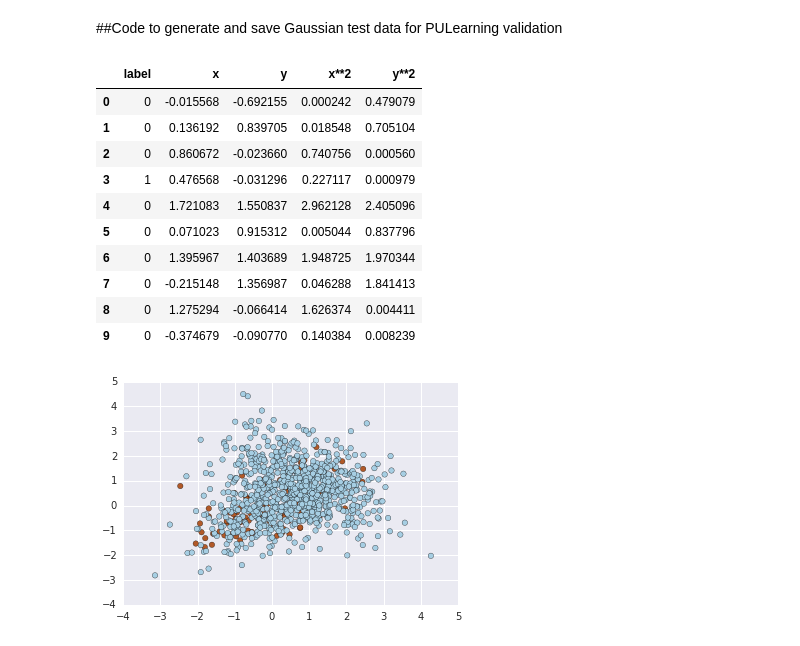
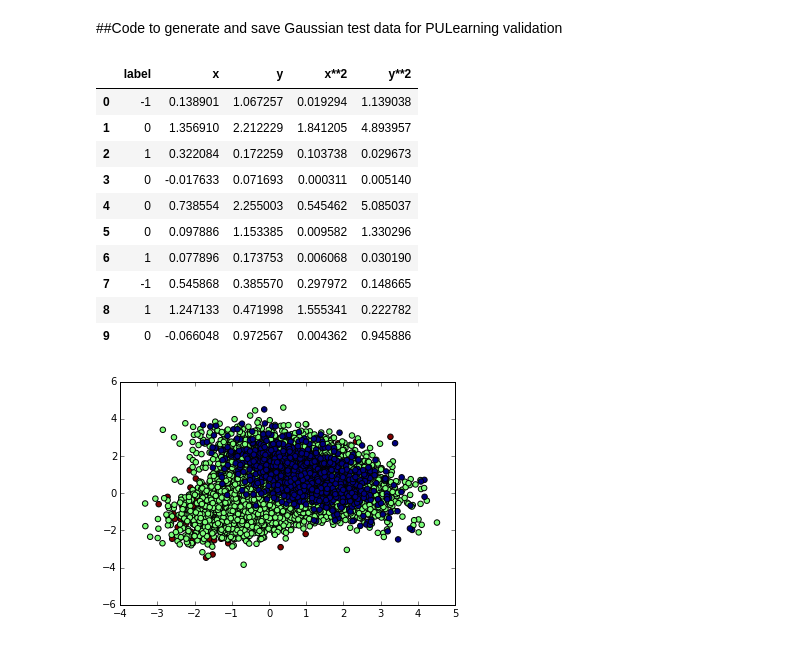
Before and after one commit to lcreyes/GI, a Jupyter notebook: notebook/GaussianTestDataGenerator.ipynb, the cells around one changed output. Saved outputs shown, nothing was run; the diff lists cells and outputs as text; code cells hidden in the pictures.

Commit message:
adding new set of labels to Gaussian data set

```diff
--- a/notebook/GaussianTestDataGenerator.ipynb
+++ b/notebook/GaussianTestDataGenerator.ipynb
@@ -12,9 +11,10 @@ import seaborn
 # %%
 #define constants
 
-num_positive = 500 #positive data
-num_negative = 500 # negative data
-fraction_labeled = 0.2 #fraction that is labeled 'as positive'
+num_positive = 5000 #positive data
+num_negative = 5000 # negative data
+fractionOfPositives_labeled = 0.2
+fractionOfNegatives_labeled = 0.2
 
 #define Gaussians mean and covariance matrices
 
@@ -35,8 +35,9 @@ positiveData_features = np.column_stack((positive_data, positive_data_quadraticT
 negativeData_features = np.column_stack((negative_data, negative_data_quadraticTerms))
 # %%
 features = np.vstack((positiveData_features,negativeData_features))
-num_labels = math.trunc(num_positive*fraction_labeled)
-label = [1]*num_labels + [0]*(num_positive+num_negative-num_labels)
+num_positive_labels = math.trunc(num_positive*fractionOfPositives_labeled)
+num_negative_labels = math.trunc(num_negative*fractionOfNegatives_labeled)
+label = [1]*num_positive_labels + [0]*(num_positive-num_positive_labels)+ [0]*(num_negative-num_negative_labels) + [-1]*num_negative_labels
 # %%
 data = np.column_stack((label, features))
 np.random.shuffle(data)
@@ -46,21 +47,21 @@ df = pd.DataFrame(data, columns=['label','x','y', 'x**2', 'y**2'])
 df.head(10)
 # %% [output]
 |  | label | x | y | x**2 | y**2 |
-| 0 | 0 | -0.015568 | -0.692155 | 0.000242 | 0.479079 |
-| 1 | 0 | 0.136192 | 0.839705 | 0.018548 | 0.705104 |
-| 2 | 0 | 0.860672 | -0.023660 | 0.740756 | 0.000560 |
-| 3 | 1 | 0.476568 | -0.031296 | 0.227117 | 0.000979 |
-| 4 | 0 | 1.721083 | 1.550837 | 2.962128 | 2.405096 |
-| 5 | 0 | 0.071023 | 0.915312 | 0.005044 | 0.837796 |
-| 6 | 0 | 1.395967 | 1.403689 | 1.948725 | 1.970344 |
-| 7 | 0 | -0.215148 | 1.356987 | 0.046288 | 1.841413 |
-| 8 | 0 | 1.275294 | -0.066414 | 1.626374 | 0.004411 |
-| 9 | 0 | -0.374679 | -0.090770 | 0.140384 | 0.008239 |
+| 0 | -1 | 0.138901 | 1.067257 | 0.019294 | 1.139038 |
+| 1 | 0 | 1.356910 | 2.212229 | 1.841205 | 4.893957 |
+| 2 | 1 | 0.322084 | 0.172259 | 0.103738 | 0.029673 |
+| 3 | 0 | -0.017633 | 0.071693 | 0.000311 | 0.005140 |
+| 4 | 0 | 0.738554 | 2.255003 | 0.545462 | 5.085037 |
+| 5 | 0 | 0.097886 | 1.153385 | 0.009582 | 1.330296 |
+| 6 | 1 | 0.077896 | 0.173753 | 0.006068 | 0.030190 |
+| 7 | -1 | 0.545868 | 0.385570 | 0.297972 | 0.148665 |
+| 8 | 1 | 1.247133 | 0.471998 | 1.555341 | 0.222782 |
+| 9 | 0 | -0.066048 | 0.972567 | 0.004362 | 0.945886 |
 # %%
 df.to_csv("../data/test_Gaussians_formatted.csv")
 # %%
 plt.figure()
-plt.scatter(features[:, 0], features[:, 1], s=30, c=label, cmap=plt.cm.Paired)
+plt.scatter(features[:, 0], features[:, 1], s=30, c=label)
 plt.show()
 # %% [output]
-[figure, old version]
+[figure, new version]
```
Also changed, not shown: parts of 1 cell of this notebook.
